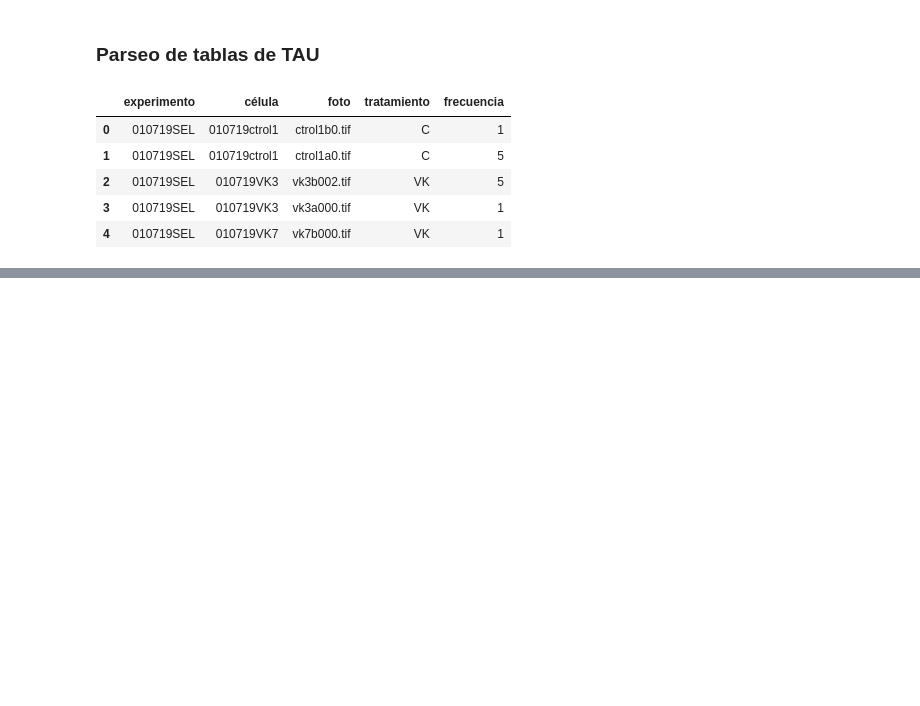
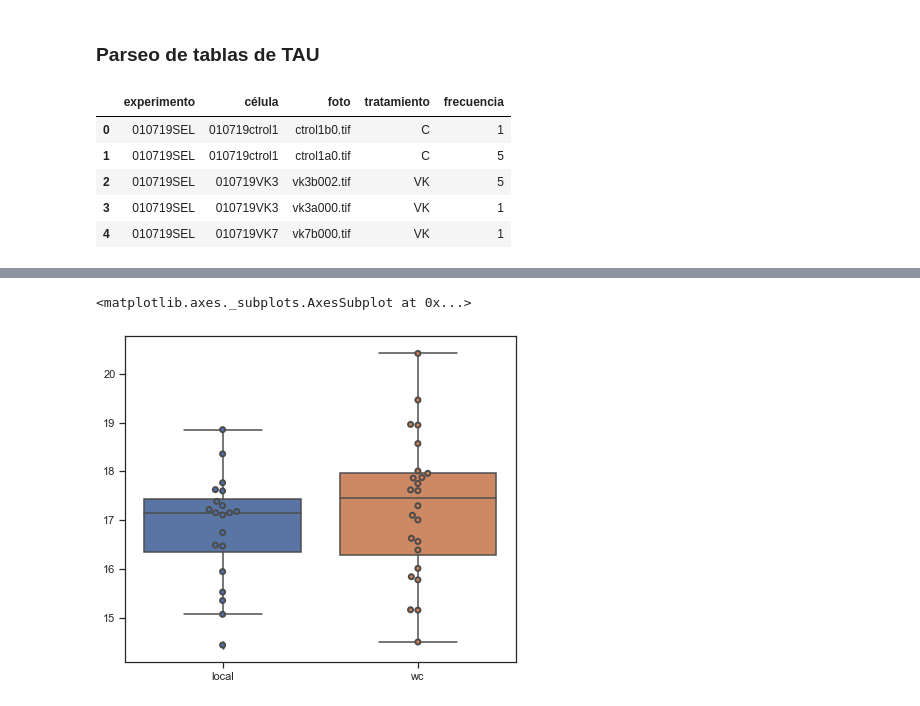
Before and after one commit to CardiAP/DesktopApp, a Jupyter notebook: filtrado.ipynb, the cells around one changed output, grey strips where cells are left out. Saved outputs shown, nothing was run; the diff lists cells and outputs as text; code cells hidden in the pictures; blank space fills up the shorter version.

```diff
--- a/filtrado.ipynb
+++ b/filtrado.ipynb
@@ -410,12 +410,13 @@ taus.to_excel(path2 + 'wc_tau_preliminar' + '.xlsx', engine='xlsxwriter')
 # %% [markdown]
 ### Parseo de tablas de TAU
 # %%
-path = '/media/leandro/Volumen1TB/Lean/Analizador_imagenes_calcio/Luis/analisis/taus_preliminar/'
-experiments = os.listdir(path)
+path = 'C:/Users/Leand/OneDrive/Documentos/Lean/Analizador_imagenes_calcio/Luis/analisis/'
+# path = '/media/leandro/Volumen1TB/Lean/Analizador_imagenes_calcio/Luis/analisis/'
+experiments = os.listdir(path + 'taus_preliminar/')
 taus_exp = pd.DataFrame()
 for i in range(0,len (experiments)):
     experiment = experiments[i]
-    tau_file = pd.read_excel(path + experiment)
+    tau_file = pd.read_excel(path + 'taus_preliminar/' + experiment)
     del tau_file['Unnamed: 0']
     taus_exp[experiment] = list(tau_file.mean())
 local_taus_mean = taus_exp.T
@@ -576,0 +553,15 @@ sns.swarmplot(data=df, linewidth=2)
+# %%
+df = pd.concat ([a,b], axis=1, sort=False, keys=['local', 'wc'])
+df
+sns.set(style="ticks")
+
+# Initialize the figure with a logarithmic x axis
+f, ax = plt.subplots(figsize=(7, 6))
+
+
+sns.boxplot(data=df)
+
+sns.swarmplot(data=df, linewidth=2)
+# %% [output]
+<matplotlib.axes._subplots.AxesSubplot at 0x...>
+[figure, added]
```
Also changed, not shown: parts of 9 cells of this notebook.
